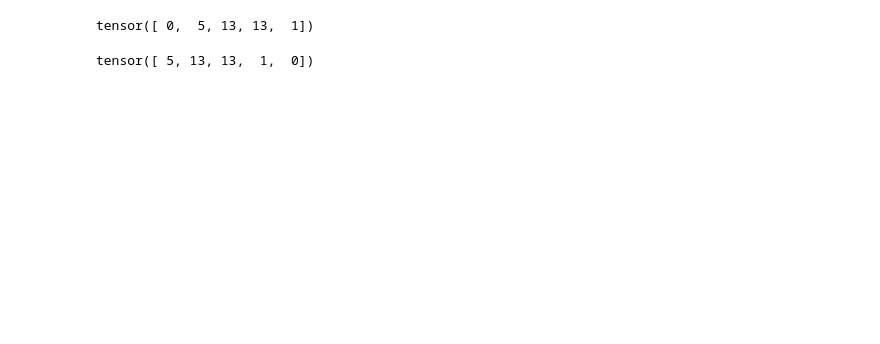
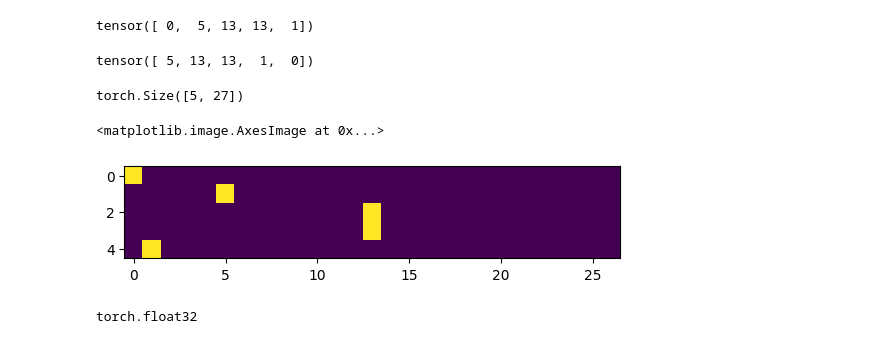
Before and after one commit to bweithers/makemore, a Jupyter notebook: makemore.ipynb, the cells around one changed output. Cells and saved outputs as stored; diff of their text form; code cells hidden in the pictures; blank space fills up the shorter version.

```diff
--- a/makemore.ipynb
+++ b/makemore.ipynb
@@ -149,0 +153,23 @@ tensor([ 5, 13, 13,  1,  0])
+# %%
+import torch.nn.functional as F
+
+xenc = F.one_hot(xs, num_classes=27).float()
+
+logits = xenc@W #log-counts
+
+counts = logits.exp()
+probs = counts / counts.sum(1,keepdim=True)
+probs
+# %%
+xenc.shape
+# %% [output]
+torch.Size([5, 27])
+# %%
+plt.imshow(xenc)
+# %% [output]
+<matplotlib.image.AxesImage at 0x...>
+[figure, added]
+# %%
+xenc.dtype
+# %% [output]
+torch.float32
```
Also changed, not shown: parts of 16 cells of this notebook.
